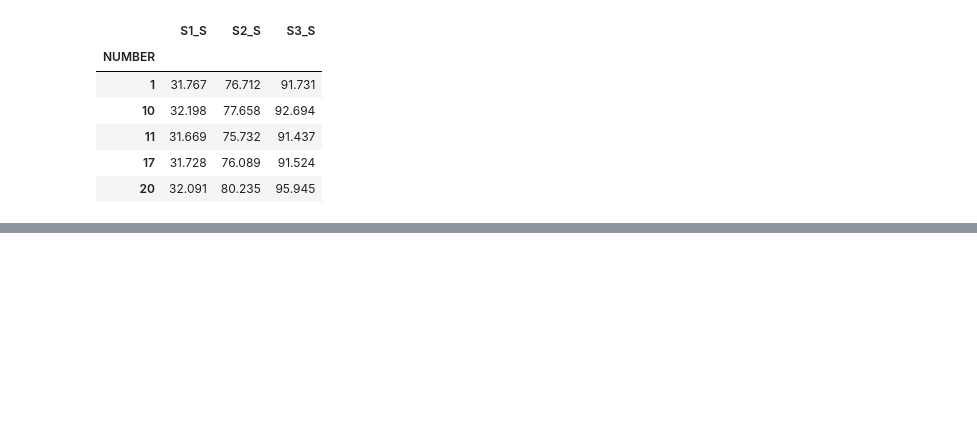
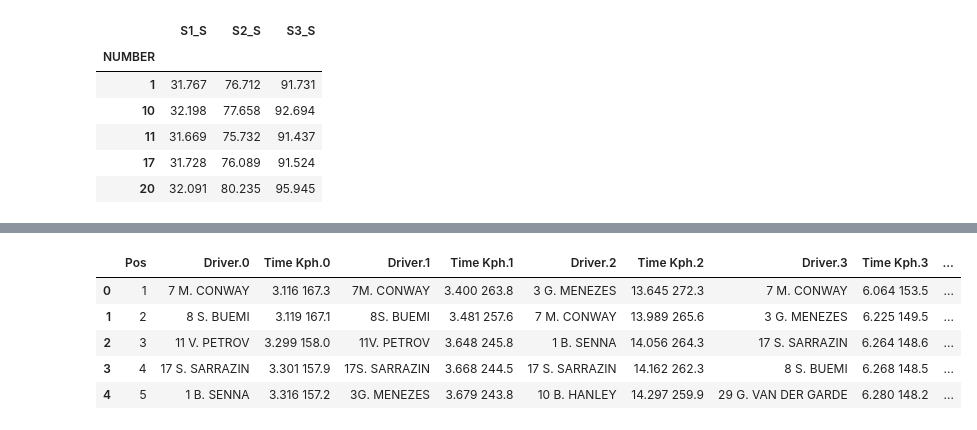
Before and after one commit to f1datajunkie/WEC, a Jupyter notebook: notebooks/lemans19-wec.ipynb, the cells around one changed output, grey strips where cells are left out. Cells and saved outputs as stored; diff of their text form; code cells hidden in the pictures; blank space fills up the shorter version.

```diff
--- a/notebooks/lemans19-wec.ipynb
+++ b/notebooks/lemans19-wec.ipynb
@@ -281,0 +674,17 @@ laptimes.groupby('NUMBER')[['S1_S','S2_S','S3_S']].min().head()
+# %%
+#Make the rightmost table look like the first by joining the Time and Kph columns into a single column
+s['Time Kph.4'] = s['Time'].astype(str)+' '+s['Kph'].astype(str)
+
+#Drop the original Time and Kph columns from the rightmost subtable
+s.drop(columns=['Time', 'Kph'], inplace=True)
+
+#Rename the column names for the leftmost subtable so they have the same form as the other subtable column names
+s.rename(index=str, columns={"Driver": "Driver.0", "Time Kph": "Time Kph.0"}, inplace=True)
+s.head()
+# %% [output]
+|  | Pos | Driver.0 | Time Kph.0 | Driver.1 | Time Kph.1 | Driver.2 | Time Kph.2 | Driver.3 | Time Kph.3 | ... |
+| 0 | 1 | 7 M. CONWAY | 3.116 167.3 | 7M. CONWAY | 3.400 263.8 | 3 G. MENEZES | 13.645 272.3 | 7 M. CONWAY | 6.064 153.5 | ... |
+| 1 | 2 | 8 S. BUEMI | 3.119 167.1 | 8S. BUEMI | 3.481 257.6 | 7 M. CONWAY | 13.989 265.6 | 3 G. MENEZES | 6.225 149.5 | ... |
+| 2 | 3 | 11 V. PETROV | 3.299 158.0 | 11V. PETROV | 3.648 245.8 | 1 B. SENNA | 14.056 264.3 | 17 S. SARRAZIN | 6.264 148.6 | ... |
+| 3 | 4 | 17 S. SARRAZIN | 3.301 157.9 | 17S. SARRAZIN | 3.668 244.5 | 17 S. SARRAZIN | 14.162 262.3 | 8 S. BUEMI | 6.268 148.5 | ... |
+| 4 | 5 | 1 B. SENNA | 3.316 157.2 | 3G. MENEZES | 3.679 243.8 | 10 B. HANLEY | 14.297 259.9 | 29 G. VAN DER GARDE | 6.280 148.2 | ... |
```
Also changed, not shown: parts of 89 cells of this notebook, 1 other file.
